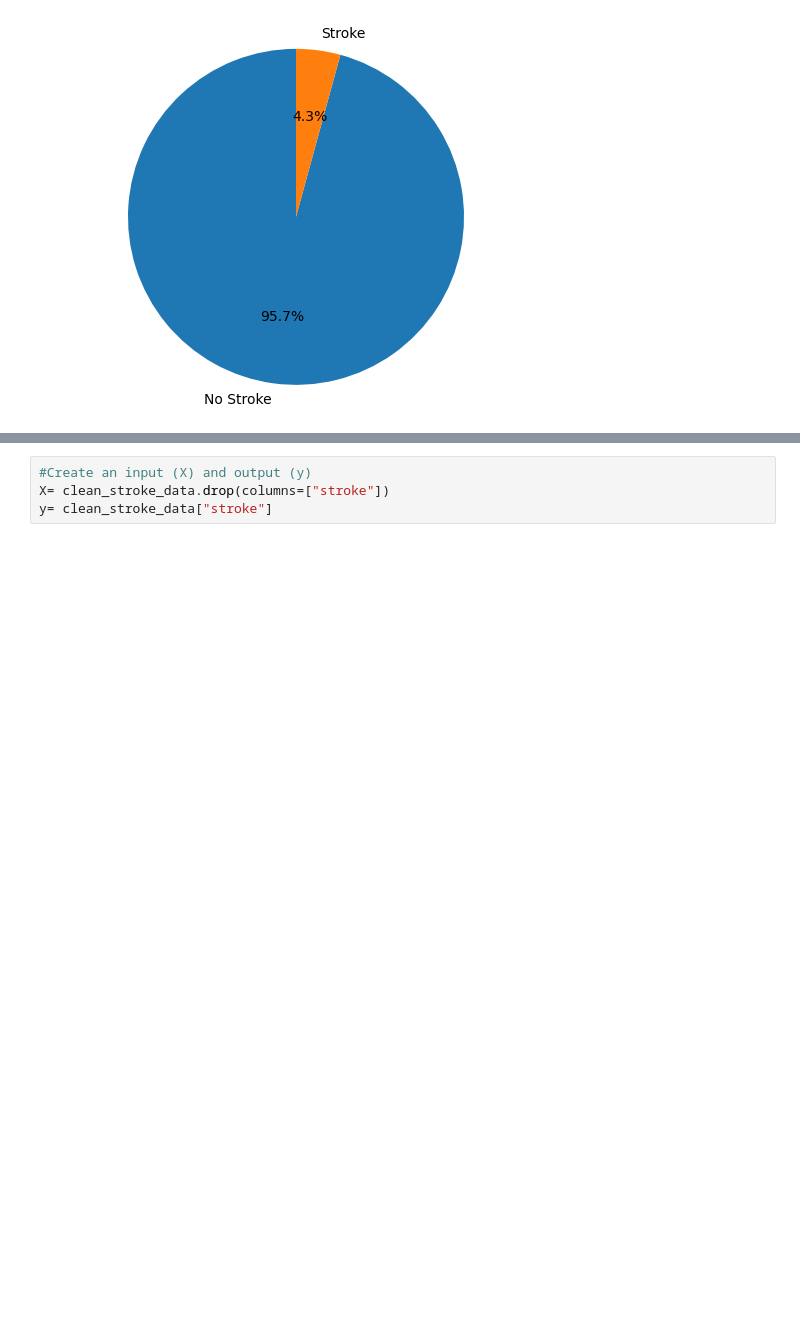
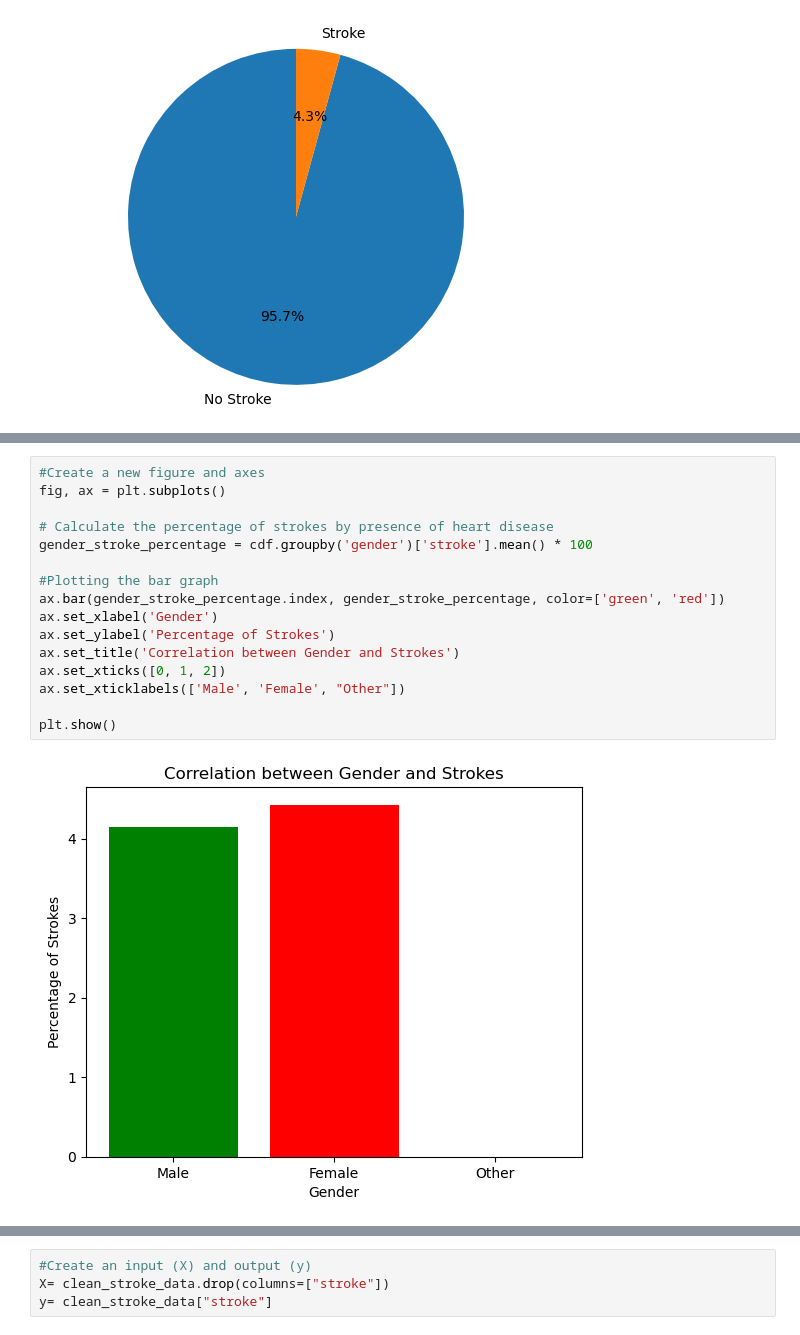
Before and after one commit to cfam1234/PythonDataScienceProjects, a Jupyter notebook: PythonStrokePredictionProject.ipynb, the cells around one changed output, grey strips where cells are left out. Drawn from its saved outputs; the diff is of its cells as text; blank space fills up the shorter version.

```diff
--- a/PythonStrokePredictionProject.ipynb
+++ b/PythonStrokePredictionProject.ipynb
@@ -88,0 +98,18 @@ plt.show()
+# %%
+#Create a new figure and axes
+fig, ax = plt.subplots()
+
+# Calculate the percentage of strokes by presence of heart disease
+gender_stroke_percentage = cdf.groupby('gender')['stroke'].mean() * 100
+
+#Plotting the bar graph
+ax.bar(gender_stroke_percentage.index, gender_stroke_percentage, color=['green', 'red'])
+ax.set_xlabel('Gender')
+ax.set_ylabel('Percentage of Strokes')
+ax.set_title('Correlation between Gender and Strokes')
+ax.set_xticks([0, 1, 2])
+ax.set_xticklabels(['Male', 'Female', "Other"])
+
+plt.show()
+# %% [output]
+[figure, added]
```
Also changed, not shown: parts of 22 cells of this notebook.
